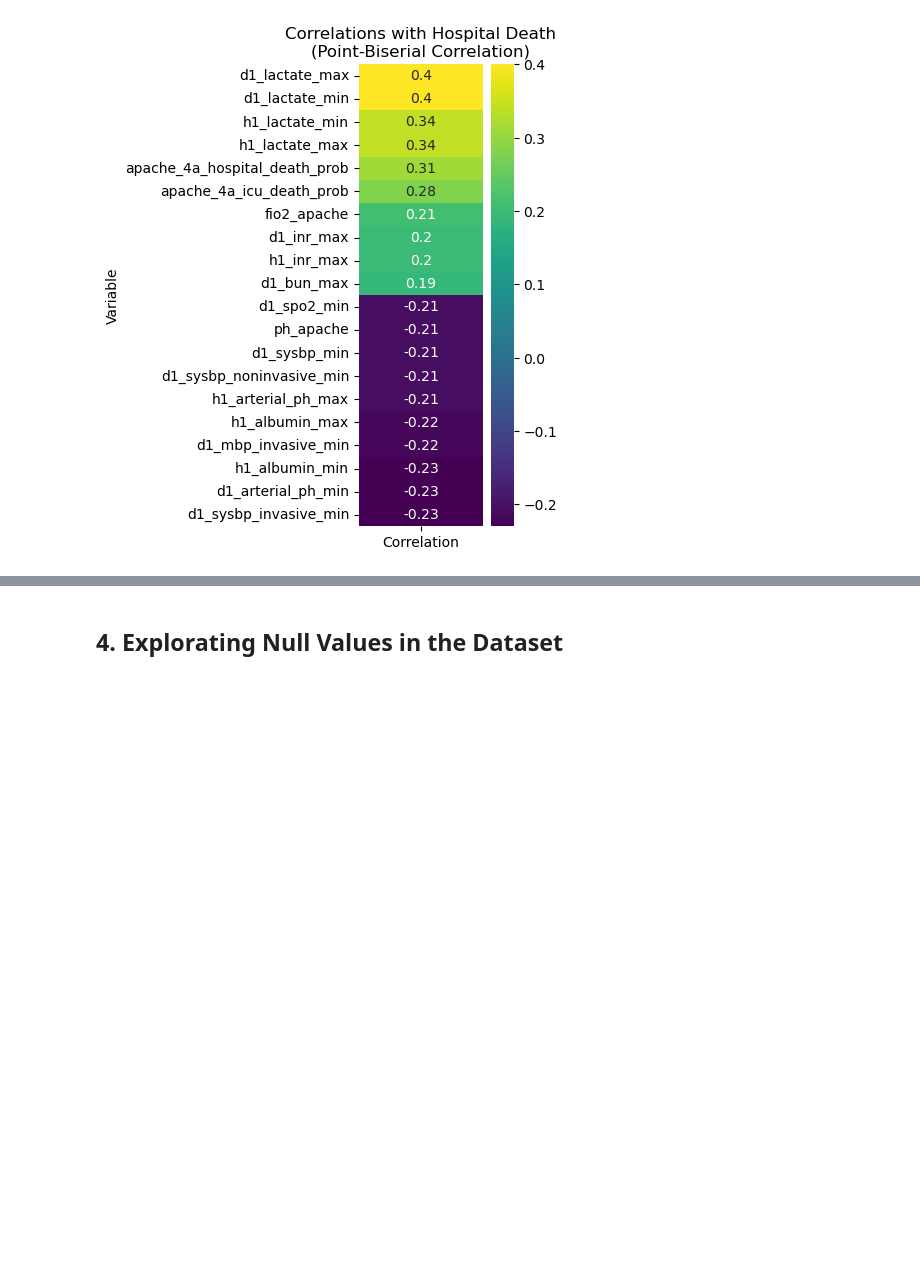
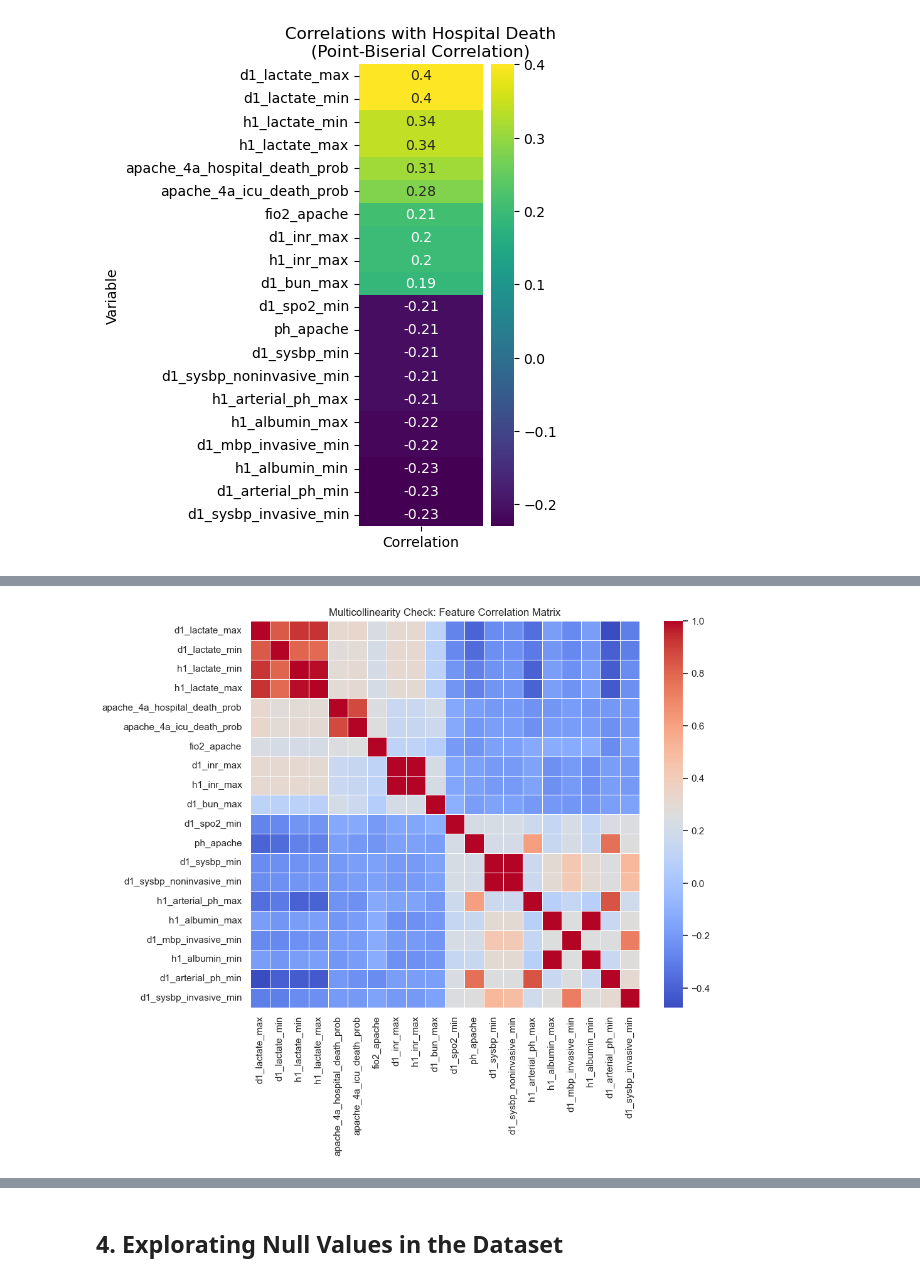
Before and after one commit to ShaniCohen/pred-ICU, a Jupyter notebook: main_eda.ipynb, the cells around one changed output, grey strips where cells are left out. Cells and saved outputs as stored; diff of their text form; code cells hidden in the pictures; blank space fills up the shorter version.

```diff
--- a/main_eda.ipynb
+++ b/main_eda.ipynb
@@ -84,0 +183,15 @@ plt.show()
+# %%
+# Set the style for seaborn
+sb.set(style="whitegrid")
+
+# Plot the heatmap of the correlation matrix
+plt.figure(figsize=(10, 8))
+sb.heatmap(correlated_cols_df.corr(), cmap='coolwarm', linewidths=.5)
+
+# Add a title highlighting multicollinearity
+plt.title("Multicollinearity Check: Feature Correlation Matrix")
+
+# Show the plot
+plt.show()
+# %% [output]
+[figure, added]
```
Also changed, not shown: parts of 15 cells of this notebook.
